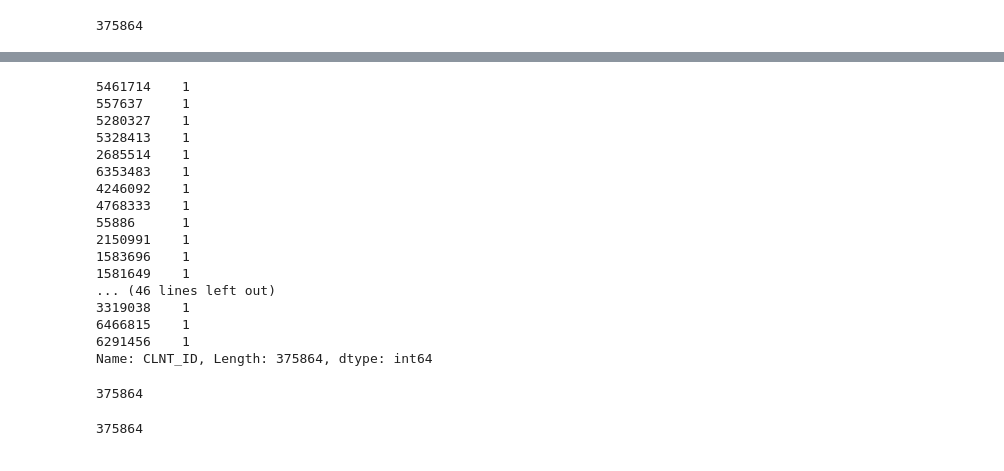
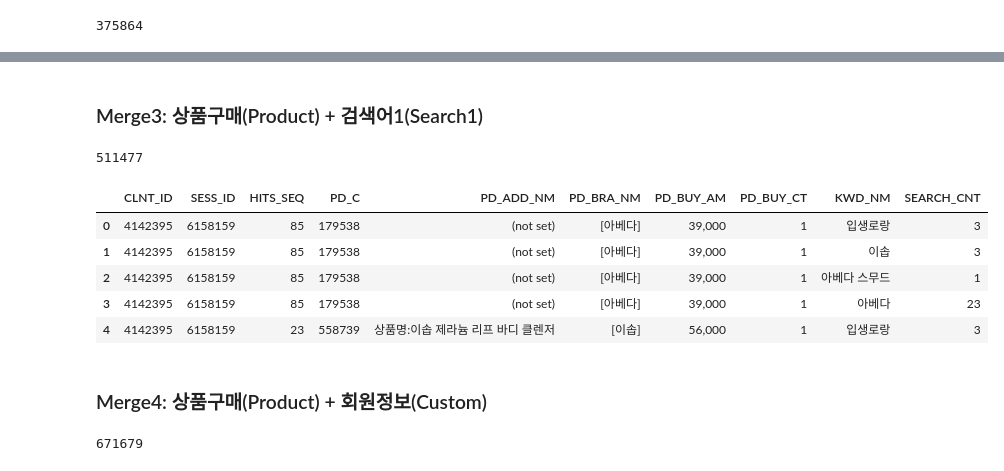
Before and after one commit to hyeon95y/Trend_Predicting, a Jupyter notebook: Data_manipulation.ipynb, the cells around one changed output, grey strips where cells are left out. Saved outputs shown, nothing was run; the diff lists cells and outputs as text; code cells hidden in the pictures.

```diff
--- a/Data_manipulation.ipynb
+++ b/Data_manipulation.ipynb
@@ -369,31 +321,23 @@ Unique_Client = Client.drop_duplicates(subset=None, keep='last', inplace=False)
-# %%
-Unique_Client['CLNT_ID'].value_counts()
-# %% [output]
-5461714    1
-557637     1
-5280327    1
-5328413    1
-2685514    1
-6353483    1
-4246092    1
-4768333    1
-55886      1
-2150991    1
-1583696    1
-1581649    1
-... (46 lines left out)
-3319038    1
-6466815    1
-6291456    1
-Name: CLNT_ID, Length: 375864, dtype: int64
+# %% [markdown]
+### Merge3: 상품구매(Product) + 검색어1(Search1)
+# %%
+merge3 = pd.merge(Product, Search1, on = ['CLNT_ID','SESS_ID'])
+print(len(merge3['CLNT_ID'].value_counts()))
+# %% [output]
+511477
+# %%
+merge3.head()
+# %% [output]
+|  | CLNT_ID | SESS_ID | HITS_SEQ | PD_C | PD_ADD_NM | PD_BRA_NM | PD_BUY_AM | PD_BUY_CT | KWD_NM | SEARCH_CNT |
+| 0 | 4142395 | 6158159 | 85 | 179538 | (not set) | [아베다] | 39,000 | 1 | 입생로랑 | 3 |
+| 1 | 4142395 | 6158159 | 85 | 179538 | (not set) | [아베다] | 39,000 | 1 | 이솝 | 3 |
+| 2 | 4142395 | 6158159 | 85 | 179538 | (not set) | [아베다] | 39,000 | 1 | 아베다 스무드 | 1 |
+| 3 | 4142395 | 6158159 | 85 | 179538 | (not set) | [아베다] | 39,000 | 1 | 아베다 | 23 |
+| 4 | 4142395 | 6158159 | 23 | 558739 | 상품명:이솝 제라늄 리프 바디 클렌저 | [이솝] | 56,000 | 1 | 입생로랑 | 3 |
+# %% [markdown]
+### Merge4: 상품구매(Product) + 회원정보(Custom)
 # %%
-#Search1과 custom에 공통으로 있는 client id에 해당하는 구매내역만 dataframe으로 만들기
-Product_Client = pd.merge(Product, Unique_Client, how = 'inner', on = 'CLNT_ID')
-print(len(Product_Client['CLNT_ID'].value_counts()))
+merge4 = pd.merge(Product, Custom, on = 'CLNT_ID')
+print(len(merge4['CLNT_ID'].value_counts()))
 # %% [output]
-375864
+671679
-# %%
-Product_Client = Product_Client.drop_duplicates(subset=None, keep='last', inplace=False)
-print(len(Product_Client['CLNT_ID'].value_counts()))
-# %% [output]
-375864
```
Also changed, not shown: parts of 25 cells of this notebook.
